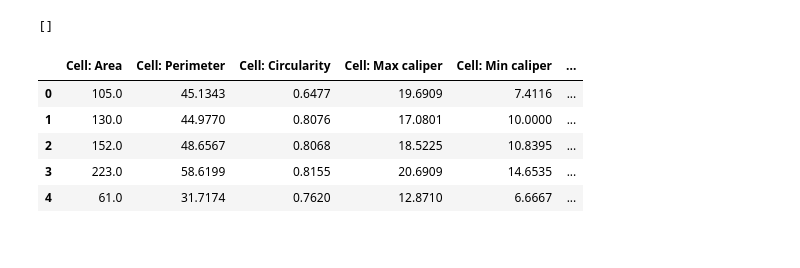
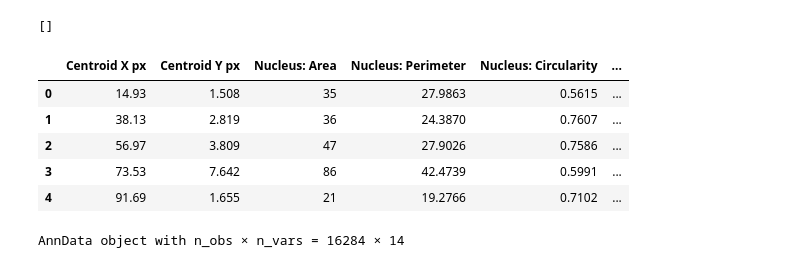
Before and after one commit to JaimeLesChats/IF_to_IMC, a Jupyter notebook: scripts/data_linking/morphology_analyzer.ipynb, the cells around one changed output. Drawn from its saved outputs; the diff is of its cells as text; code cells hidden in the pictures.

```diff
--- a/scripts/data_linking/morphology_analyzer.ipynb
+++ b/scripts/data_linking/morphology_analyzer.ipynb
@@ -8,28 +10,28 @@ from anndata import AnnData
 # %%
-imc_directory = '/home/matthieu.bernard/Documents/IF_to_IMC/data/true_data/IMC_morphology'
+imc_directory = '/home/matthieu.bernard/Documents/IF_to_IMC/data/true_data/morphology/IMC_morphology'
 
-path_test_csv = '/home/matthieu.bernard/Documents/IF_to_IMC/data/true_data/IMC_morphology/15T011146-16_Ir191_1.ome.tiff_measurements.csv'
+path_test_csv = '/home/matthieu.bernard/Documents/IF_to_IMC/data/true_data/morphology/IMC_morphology/15T011146-16_Ir191_1.ome.tiff_measurements.csv'
 # %%
 df = pd.read_csv(path_test_csv,sep='\t')
 
 # Get rid of useless columns
-df = df.drop(columns=['Image','Object ID', 'Object type', 'Name', 'Classification', 'Parent', 'ROI', 'Centroid X px', 'Centroid Y px', 'Cytoplasm: DNA1 min', 'Cell: DNA1 min'])
+df = df.drop(columns=['Image','Object ID', 'Object type', 'Name', 'Classification', 'Parent', 'ROI'])
 
 nan_positions = df.isna()
 
 # Get row and column indices of NaN values
 nan_indices = nan_positions[nan_positions == True].stack().index.tolist()
 print(nan_indices)  #
 
 df.head()
 # %% [output]
 []
-|  | Cell: Area | Cell: Perimeter | Cell: Circularity | Cell: Max caliper | Cell: Min caliper | ... |
-| 0 | 105.0 | 45.1343 | 0.6477 | 19.6909 | 7.4116 | ... |
-| 1 | 130.0 | 44.9770 | 0.8076 | 17.0801 | 10.0000 | ... |
-| 2 | 152.0 | 48.6567 | 0.8068 | 18.5225 | 10.8395 | ... |
-| 3 | 223.0 | 58.6199 | 0.8155 | 20.6909 | 14.6535 | ... |
-| 4 | 61.0 | 31.7174 | 0.7620 | 12.8710 | 6.6667 | ... |
+|  | Centroid X px | Centroid Y px | Nucleus: Area | Nucleus: Perimeter | Nucleus: Circularity | ... |
+| 0 | 14.93 | 1.508 | 35 | 27.9863 | 0.5615 | ... |
+| 1 | 38.13 | 2.819 | 36 | 24.3870 | 0.7607 | ... |
+| 2 | 56.97 | 3.809 | 47 | 27.9026 | 0.7586 | ... |
+| 3 | 73.53 | 7.642 | 86 | 42.4739 | 0.5991 | ... |
+| 4 | 91.69 | 1.655 | 21 | 19.2766 | 0.7102 | ... |
 # %%
 import scanpy as sc
 
@@ -37,15 +39,7 @@ import scanpy as sc
 adata = AnnData(df) # Example dataset
 
 # Preprocessing (standard steps)
-sc.pp.normalize_total(adata, target_sum=1e4)
-sc.pp.log1p(adata)
 
-sc.pp.scale(adata, max_value=10)
-
-# Neighborhood graph
-sc.pp.neighbors(adata, n_neighbors=10, n_pcs=2)
-
-# UMAP embedding
-sc.tl.umap(adata)
-
-# Plot
+adata
+# %% [output]
+AnnData object with n_obs × n_vars = 16284 × 14
```
Also changed, not shown: parts of 22 cells of this notebook, 6 other files.
